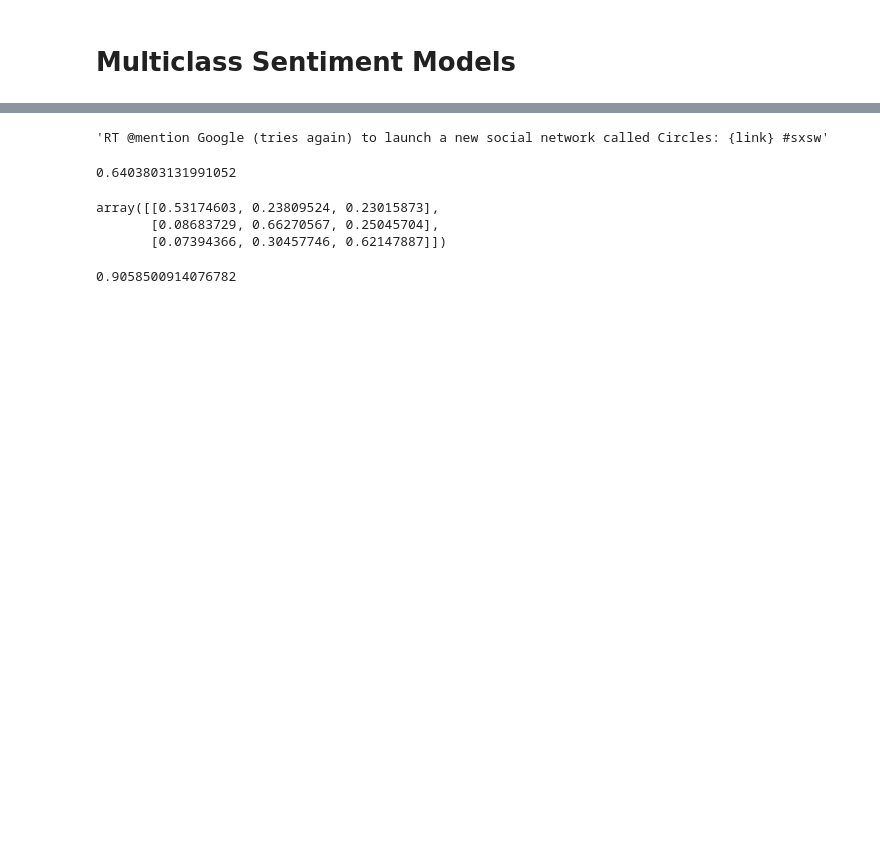
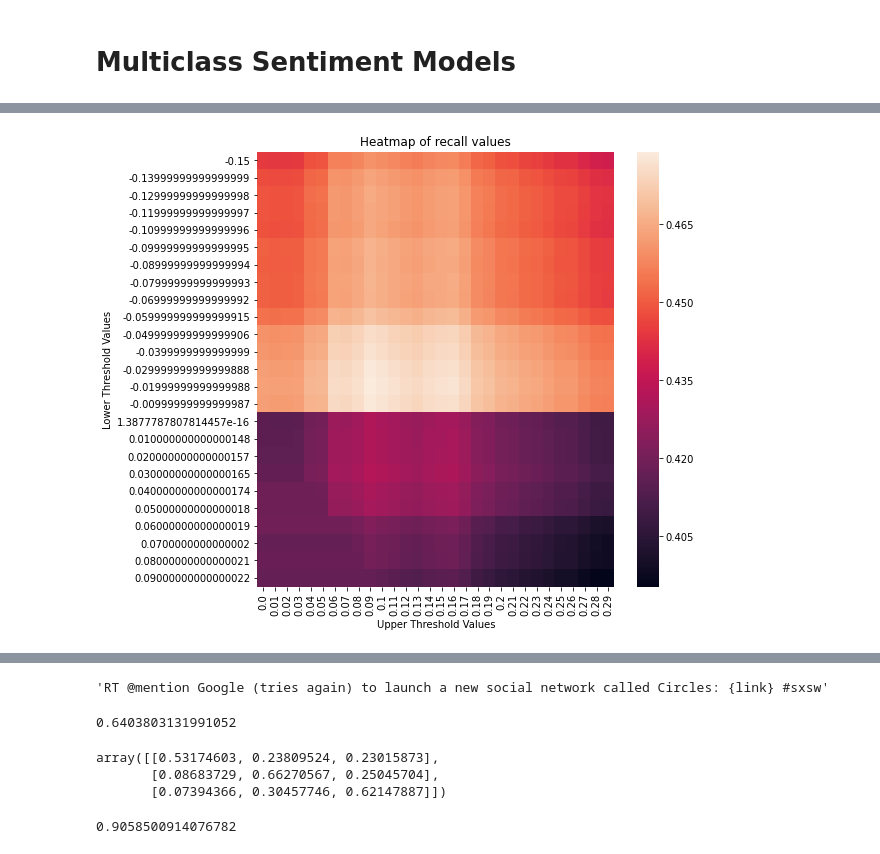
Before and after one commit to singsang2/dsc-mod-4-project-v2-1-onl01-dtsc-ft-070620, a Jupyter notebook: Tweet_sentiment_analysis.ipynb, the cells around one changed output, grey strips where cells are left out. Saved outputs shown, nothing was run; the diff lists cells and outputs as text; code cells hidden in the pictures; blank space fills up the shorter version.

```diff
--- a/Tweet_sentiment_analysis.ipynb
+++ b/Tweet_sentiment_analysis.ipynb
@@ -1071,0 +1135,22 @@ uc.save_data(clf, 'binary_word_emb')
+# %%
+# gets prediction based on textblob polarity value
+textblob_df['pred'] = textblob_df['polarity'].apply(classify)
+# %%
+#
+from sklearn.metrics import recall_score
+
+lower_thresholds = np.arange(-0.15, 0.1, 0.01)
+upper_thresholds = np.arange(0, 0.30, 0.01)
+recalls = []
+for lower_threshold in lower_thresholds:
+    for upper_threshold in upper_thresholds:
+        textblob_df['pred'] = textblob_df['polarity'].apply(lambda x: classify(x,
+                                                                               lower_threshold=lower_threshold,
+                                                                               upper_threshold=upper_threshold))
+        recalls.append([lower_threshold,
+                        upper_threshold,
+                        recall_score(textblob_df['target'], textblob_df['pred'], average='macro')])
+# %%
+# creates dataframe of recalls
+recall_df = pd.DataFrame(recalls, columns=['lower', 'upper', 'recall'])
+recall_df.sort_values(by='recall', ascending=False)
@@ -1071,0 +1171,14 @@ uc.save_data(clf, 'binary_word_emb')
+# %%
+# create rectangular matrix for heatmap
+recall_heatmap = recall_df.pivot(index='lower', columns='upper', values='recall')
+# %%
+# Creates heatmap of recall values for different thresholds
+fig, ax = plt.subplots(figsize=(8, 8))
+
+sns.heatmap(recall_heatmap, ax=ax)
+plt.title('Heatmap of recall values');
+plt.xlabel('Upper Threshold Values');
+plt.ylabel('Lower Threshold Values');
+# plt.yticks(np.arange(0.1, -0.15, -0.01));
+# %% [output]
+[figure, added]
```
Also changed, not shown: parts of 105 cells of this notebook, 3 other files.
